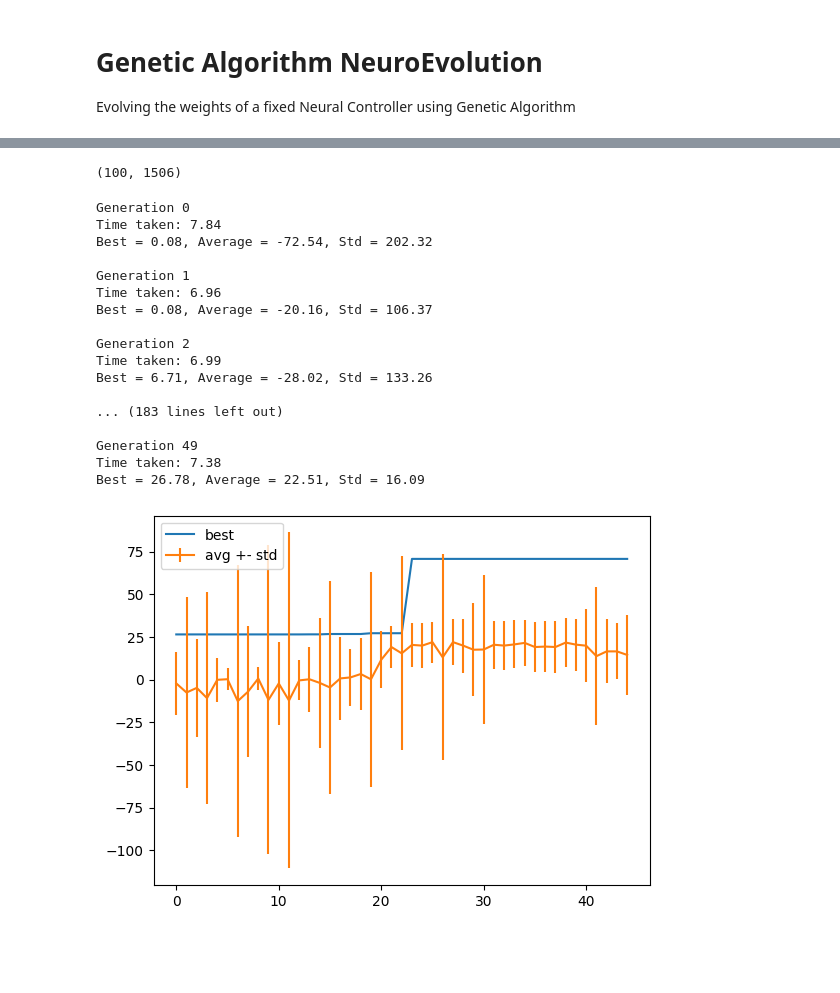
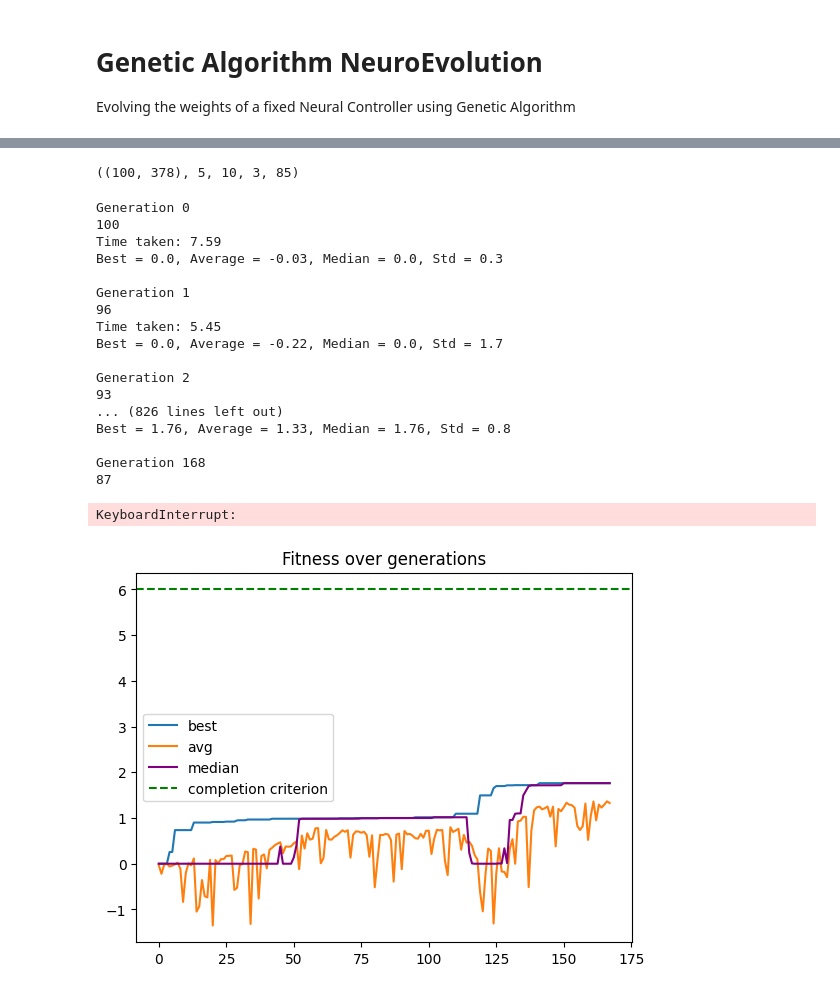
Before and after one commit to lorenzoleuzzi1/lifelong_evolutionary_swarms, a Jupyter notebook: ga.ipynb, the cells around one changed output, grey strips where cells are left out. Saved outputs shown, nothing was run; the diff lists cells and outputs as text; code cells hidden in the pictures; blank space fills up the shorter version.

```diff
--- a/ga.ipynb
+++ b/ga.ipynb
@@ -13,21 +15,22 @@ import time
 import random
 # %%
 initial_setting = {
-    'agents': np.array([[0, 5], [0, 10], [0, 15]], dtype=float),
-    'blocks': np.array([[9, 16], [13, 7], [6, 5], [10, 11]], dtype=float),
-    'colors': np.array([environment.RED, environment.RED, environment.BLUE, environment.GREEN], dtype=int)
+   'agents': np.array([[0, 5], [0, 10], [0, 15]], dtype=float),
+   'blocks': np.array([[9, 16], [10, 12], [11, 6]], dtype=float),
+   'colors': np.array([environment.RED, environment.GREEN, environment.RED], dtype=int)
 }
+
 env = environment.Environment(objective = [(environment.RED, environment.NORTH_EDGE)],
                    size = environment.SIMULATION_ARENA_SIZE,
                    n_agents = 3,
-                   n_blocks = 4,
+                   n_blocks = 3,
                    n_neighbors = 3,
                    sensor_range = environment.SIMULATION_SENSOR_RANGE,
                    sensor_angle = 360,
                    max_distance_covered_per_step = environment.SIMULATION_MAX_DISTANCE,
-                   sensitivity = 0.5,
+                   sensitivity = 0.2,
                    initial_setting = initial_setting)
-env.reset()
+env.reset(seed = 12)
 env.print_env()
 # %% [output]
 . . . . . . 0 . . . . . . 1 . . . . . 2 . . . . .
@@ -50,7 +53,7 @@ env.print_env()
 # %%
 input_dim = (env.n_types + 2) * env.n_neighbors + env.n_types - 2
 output_dim = 2
-hidden_units = [32]
+hidden_units = [8]
 layer_sizes = [input_dim] + hidden_units + [output_dim]
 
 nn = neural_controller.NeuralController(layer_sizes, hidden_activation="sigmoid", output_activation="sigmoid")
@@ -144,27 +159,28 @@ def calculate_fitnesses(population : np.ndarray,
     return fitnesses
 # %%
 pop_size = 100
-num_generations = 50
+num_generations = 200
 num_elite = int(0.05 * pop_size) # 5% of the population will be copied to the next generation (elitism)
 num_removed = int(0.1 * pop_size) # 10% of the population will be removed and randomly replaced
 tournament_size = int(0.03 * pop_size)
 offspring_size = pop_size - num_elite - num_removed
 
 population = np.random.normal(0, 1, (pop_size, nn.total_weights))
-population.shape
+population.shape, num_elite, num_removed, tournament_size, offspring_size
 # %% [output]
-(100, 1506)
+((100, 378), 5, 10, 3, 85)
 # %%
 stats = []
 
 patience = 0
 for generation in range(num_generations):
     print(f"Generation {generation}")
+    print(len(np.unique(population, axis=0)))
     start_gen = time.time()
 
     fitnesses = calculate_fitnesses(population, nn, env, n_steps=100)
 
-    elite = population[np.argsort(fitnesses)][-num_elite:].copy()
+    elite = population[np.argsort(fitnesses)][-num_elite:]
 
     replacements = np.random.normal(0, 1, (num_removed, nn.total_weights))
 
@@ -180,10 +196,11 @@ for generation in range(num_generations):
 
     avg_fitness = np.mean(fitnesses)
     best_fitness = np.max(fitnesses)
+    median_fitness = np.median(fitnesses)
     std_fitness = np.std(fitnesses)
-    stats.append((best_fitness, avg_fitness, std_fitness))
+    stats.append((best_fitness, avg_fitness, median_fitness, std_fitness))
     print(f"Time taken: {round(end_gen- start_gen, 2)}")
-    print(f"Best = {round(best_fitness, 2)}, Average = {round(avg_fitness, 2)}, Std = {round(std_fitness, 2)}\n")
+    print(f"Best = {round(best_fitness, 2)}, Average = {round(avg_fitness, 2)}, Median = {round(median_fitness, 2)}, Std = {round(std_fitness, 2)}\n")
 
     # # Early stopping
     # if generation > 5:
@@ -194,42 +211,36 @@ for generation in range(num_generations):
     #             break
     #     else:
     #         patience = 0
-
+last_fitnesses = calculate_fitnesses(population, nn, env, n_steps=100)
 best_genome = population[np.argmax(fitnesses)]
 worst_genome = population[np.argmin(fitnesses)]
 # %% [output]
 Generation 0
-Time taken: 7.84
-Best = 0.08, Average = -72.54, Std = 202.32
+100
+Time taken: 7.59
+Best = 0.0, Average = -0.03, Median = 0.0, Std = 0.3
 
 Generation 1
-Time taken: 6.96
-Best = 0.08, Average = -20.16, Std = 106.37
+96
+Time taken: 5.45
+Best = 0.0, Average = -0.22, Median = 0.0, Std = 1.7
 
 Generation 2
-Time taken: 6.99
-Best = 6.71, Average = -28.02, Std = 133.26
+93
+... (826 lines left out)
+Best = 1.76, Average = 1.33, Median = 1.76, Std = 0.8
 
-... (183 lines left out)
-
-Generation 49
-Time taken: 7.38
-Best = 26.78, Average = 22.51, Std = 16.09
+Generation 168
+87
+KeyboardInterrupt:
-# %%
-# Plotting the stats
-import matplotlib.pyplot as plt
-
-# Plotting
-bests, avgs, stds = zip(*stats)
-x_values = np.arange(len(np.array(avgs))) # X-axis values (assuming one data point per unit)
-plt.plot(bests, label="best")
-plt.errorbar(x_values, avgs, yerr=stds, label='avg +- std')
-# plt.plot(avg, label="Average")
-# plt.plot(std, label="Std")
-plt.legend()
-plt.show()
-# %% [output]
-[figure, removed]
+# %%
+# Plot stats
+bests, avgs, medians, stds = zip(*stats)
+
+utils.plot_data(bests, avgs = avgs, medians = medians,
+                completion_fitness=env.n_task * (environment.REWARD_PICK + environment.REWARD_DROP))
+# %% [output]
+[figure, added]
 # %%
 calculate_fitnesses([best_genome], nn, env, n_steps=100, verbose=True)
 # %% [output]
```
Also changed, not shown: parts of 5 cells of this notebook, 5 other files.
